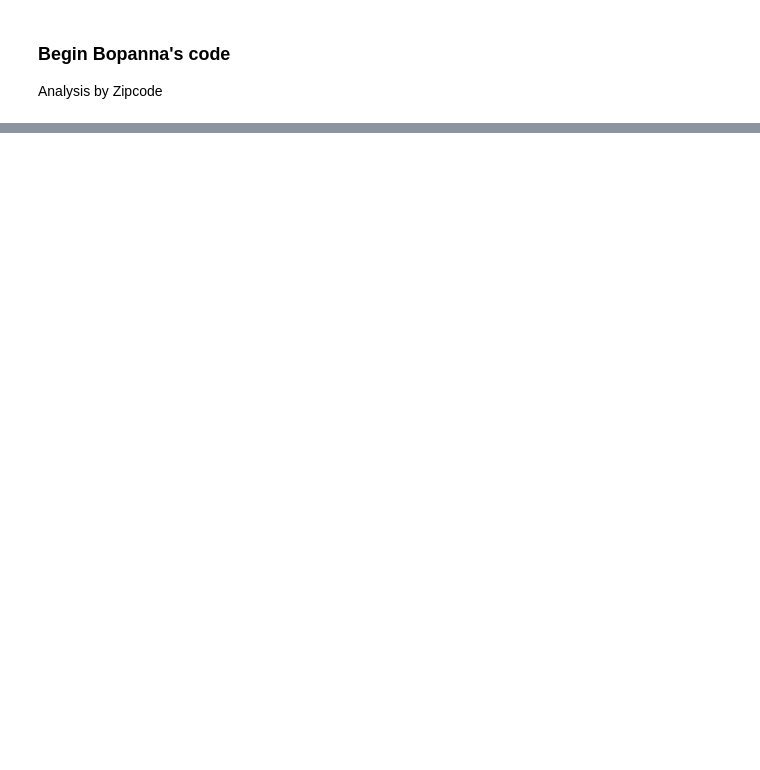
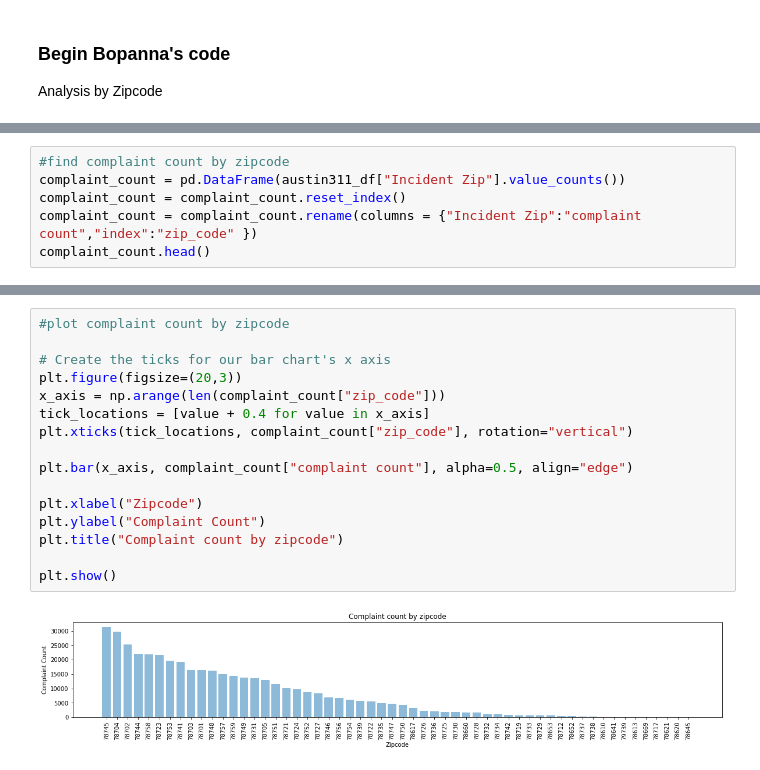
Before and after one commit to mraigosa/Austin_311_analysis, a Jupyter notebook: group5_project.ipynb, the cells around one changed output, grey strips where cells are left out. Saved outputs shown, nothing was run; the diff lists cells and outputs as text; blank space fills up the shorter version.

Commit message:
Added complaint count bar-graph

```diff
--- a/group5_project.ipynb
+++ b/group5_project.ipynb
@@ -170,0 +178,6 @@ Analysis by Zipcode
+# %%
+#find complaint count by zipcode
+complaint_count = pd.DataFrame(austin311_df["Incident Zip"].value_counts())
+complaint_count = complaint_count.reset_index()
+complaint_count = complaint_count.rename(columns = {"Incident Zip":"complaint count","index":"zip_code" })
+complaint_count.head()
@@ -170,0 +191,18 @@ Analysis by Zipcode
+# %%
+#plot complaint count by zipcode
+
+# Create the ticks for our bar chart's x axis
+plt.figure(figsize=(20,3))
+x_axis = np.arange(len(complaint_count["zip_code"]))
+tick_locations = [value + 0.4 for value in x_axis]
+plt.xticks(tick_locations, complaint_count["zip_code"], rotation="vertical")
+
+plt.bar(x_axis, complaint_count["complaint count"], alpha=0.5, align="edge")
+
+plt.xlabel("Zipcode")
+plt.ylabel("Complaint Count")
+plt.title("Complaint count by zipcode")
+
+plt.show()
+# %% [output]
+[figure, added]
```
Also changed, not shown: parts of 4 cells of this notebook.
